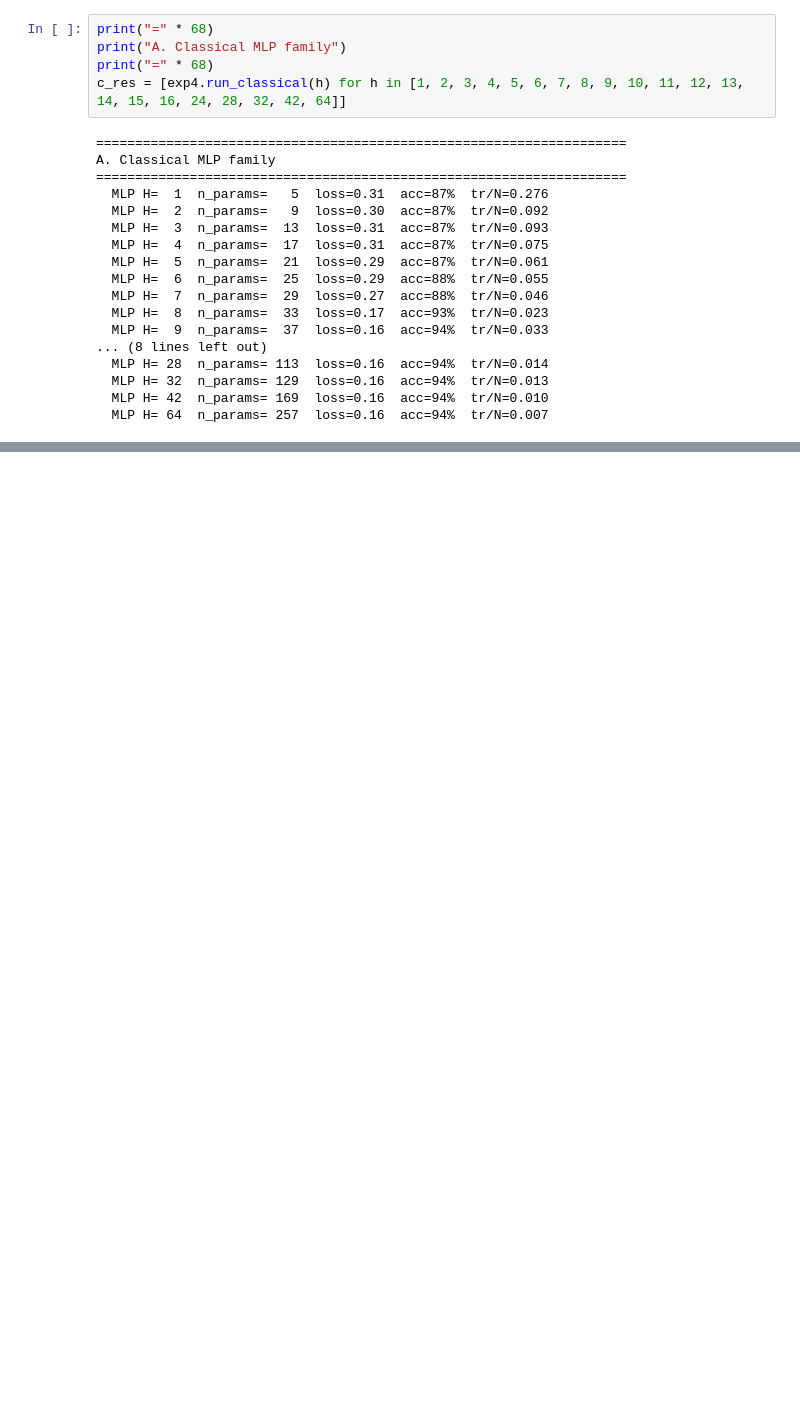
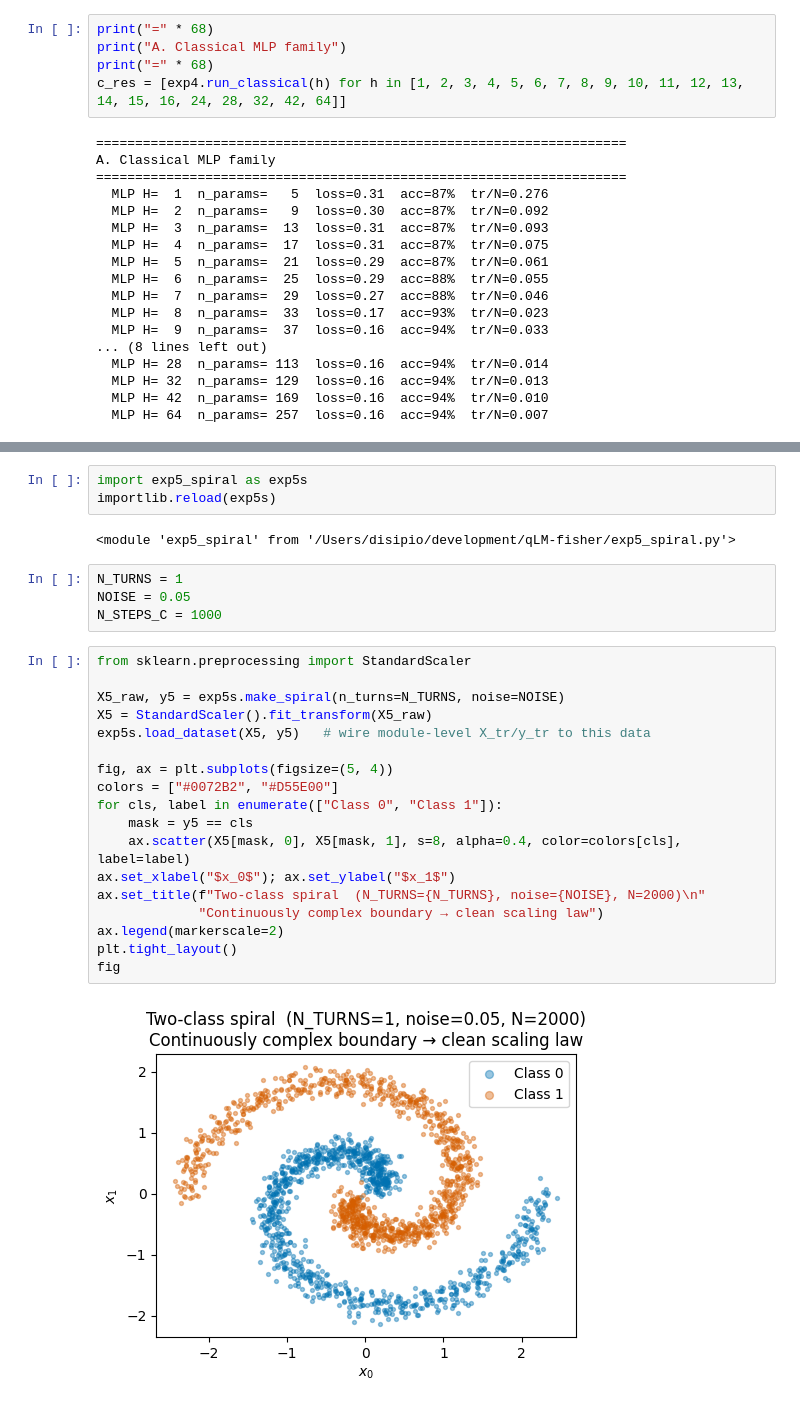
Before and after one commit to rdisipio/qLM-fisher, a Jupyter notebook: exp4_notebook.ipynb, the cells around one changed output, grey strips where cells are left out. Cells and saved outputs as stored; diff of their text form; blank space fills up the shorter version.

```diff
--- a/exp4_notebook.ipynb
+++ b/exp4_notebook.ipynb
@@ -222,0 +232,29 @@ fig
+# %%
+import exp5_spiral as exp5s
+importlib.reload(exp5s)
+# %% [output]
+<module 'exp5_spiral' from '/Users/disipio/development/qLM-fisher/exp5_spiral.py'>
+# %%
+N_TURNS = 1
+NOISE = 0.05
+N_STEPS_C = 1000
+# %%
+from sklearn.preprocessing import StandardScaler
+
+X5_raw, y5 = exp5s.make_spiral(n_turns=N_TURNS, noise=NOISE)
+X5 = StandardScaler().fit_transform(X5_raw)
+exp5s.load_dataset(X5, y5)   # wire module-level X_tr/y_tr to this data
+
+fig, ax = plt.subplots(figsize=(5, 4))
+colors = ["#0072B2", "#D55E00"]
+for cls, label in enumerate(["Class 0", "Class 1"]):
+    mask = y5 == cls
+    ax.scatter(X5[mask, 0], X5[mask, 1], s=8, alpha=0.4, color=colors[cls], label=label)
+ax.set_xlabel("$x_0$"); ax.set_ylabel("$x_1$")
+ax.set_title(f"Two-class spiral  (N_TURNS={N_TURNS}, noise={NOISE}, N=2000)\n"
+             "Continuously complex boundary → clean scaling law")
+ax.legend(markerscale=2)
+plt.tight_layout()
+fig
+# %% [output]
+[figure, added]
```
Also changed, not shown: parts of 13 cells of this notebook.
